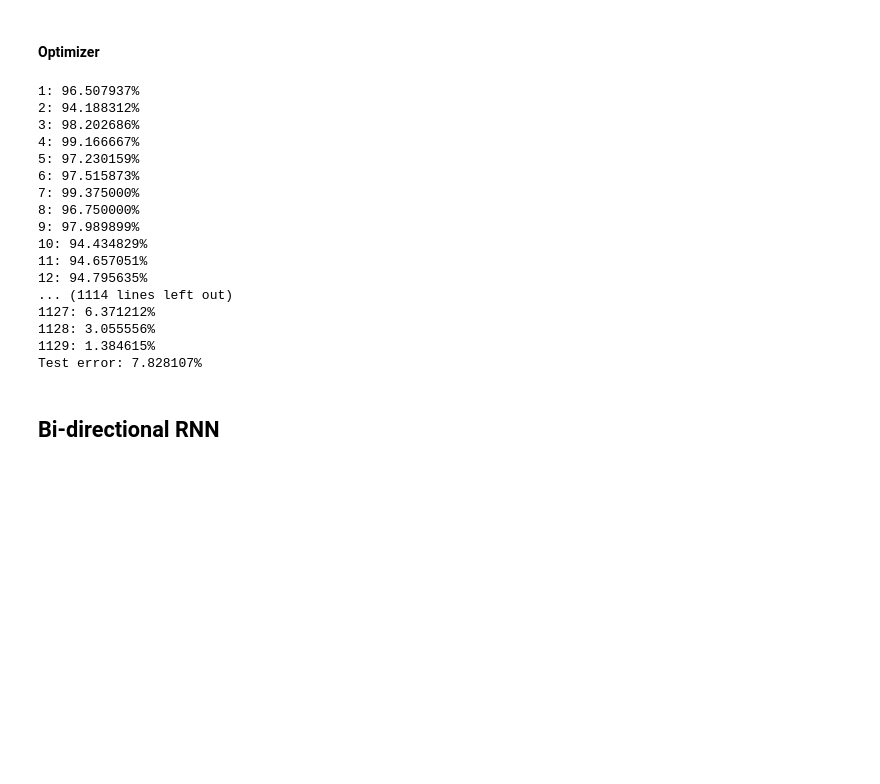
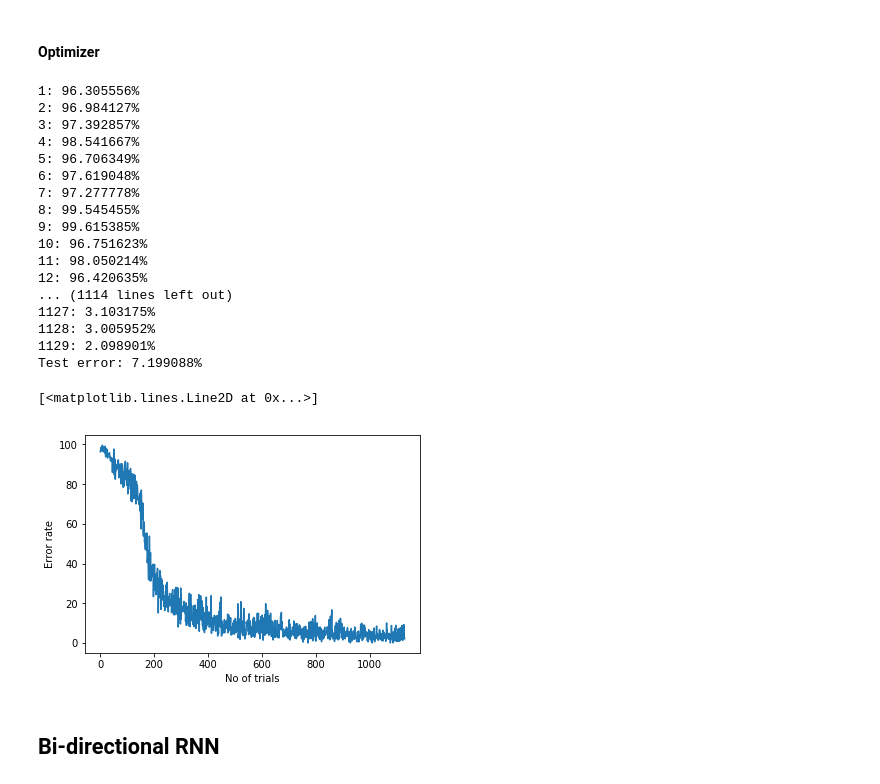
Before and after one commit to learning-dev/udacity-MLND, a Jupyter notebook: capstone/capstone_project_OCR_RNNs.ipynb, the cells around one changed output. Cells and saved outputs as stored; diff of their text form; code cells hidden in the pictures; blank space fills up the shorter version.

```diff
--- a/capstone/capstone_project_OCR_RNNs.ipynb
+++ b/capstone/capstone_project_OCR_RNNs.ipynb
@@ -385,7 +377,8 @@ epochs = 5
 with tf.Session() as sess:
 
     sess.run(tf.global_variables_initializer())
-
+    trials_no = []
+    error_list = []
     for index, batch in enumerate(batches):
         batch_data = batch[0]
         batch_target = batch[1]
@@ -399,29 +392,39 @@ with tf.Session() as sess:
         train_error, _ = sess.run([error, optimize], feed)
 
         print('{}: {:3.6f}%'.format(index + 1, 100 * train_error))
+        trials_no.append(index+1)
+        error_list.append(100*train_error)
 
     test_feed = {X: test_data, y: test_target}
     test_error, _ = sess.run([error, optimize], test_feed)
 
     print('Test error: {:3.6f}%'.format(100 * test_error))
 # %% [output]
-1: 96.507937%
-2: 94.188312%
-3: 98.202686%
-4: 99.166667%
-5: 97.230159%
-6: 97.515873%
-7: 99.375000%
-8: 96.750000%
-9: 97.989899%
-10: 94.434829%
-11: 94.657051%
-12: 94.795635%
+1: 96.305556%
+2: 96.984127%
+3: 97.392857%
+4: 98.541667%
+5: 96.706349%
+6: 97.619048%
+7: 97.277778%
+8: 99.545455%
+9: 99.615385%
+10: 96.751623%
+11: 98.050214%
+12: 96.420635%
 ... (1114 lines left out)
-1127: 6.371212%
-1128: 3.055556%
-1129: 1.384615%
-Test error: 7.828107%
+1127: 3.103175%
+1128: 3.005952%
+1129: 2.098901%
+Test error: 7.199088%
+# %%
+import matplotlib.pyplot as plt
+plt.xlabel('No of trials')
+plt.ylabel('Error rate')
+plt.plot(trials_no, error_list)
+# %% [output]
+[<matplotlib.lines.Line2D at 0x...>]
+[figure, added]
 # %% [markdown]
 ## Bi-directional RNN
 # %%
```
Also changed, not shown: parts of 5 cells of this notebook, 3 other files.
